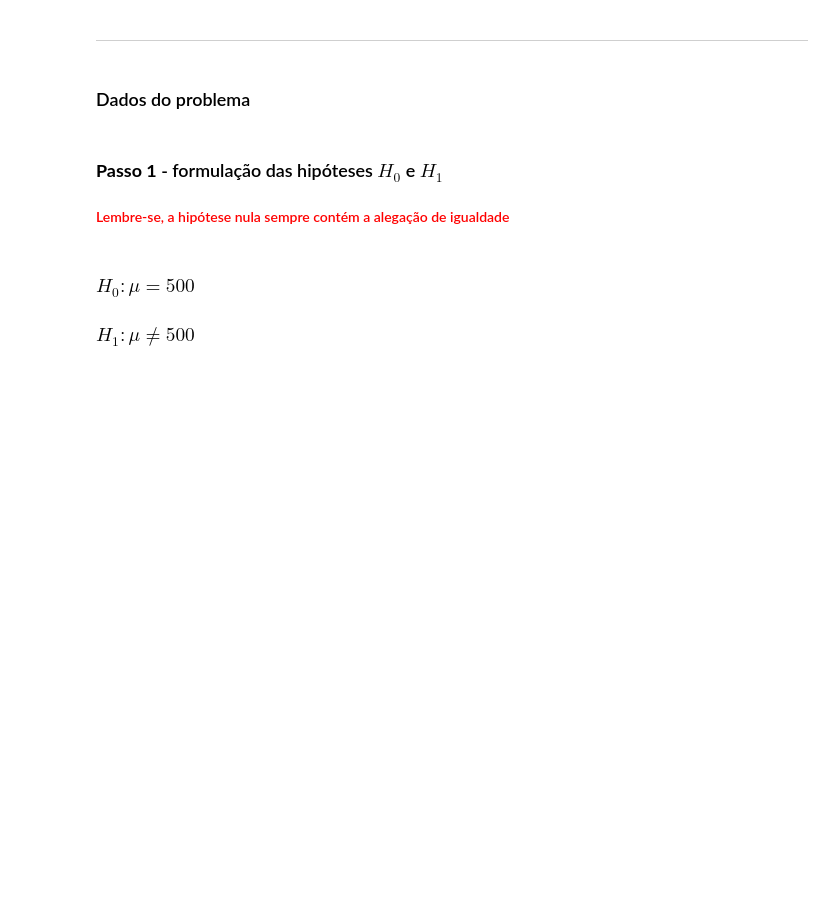
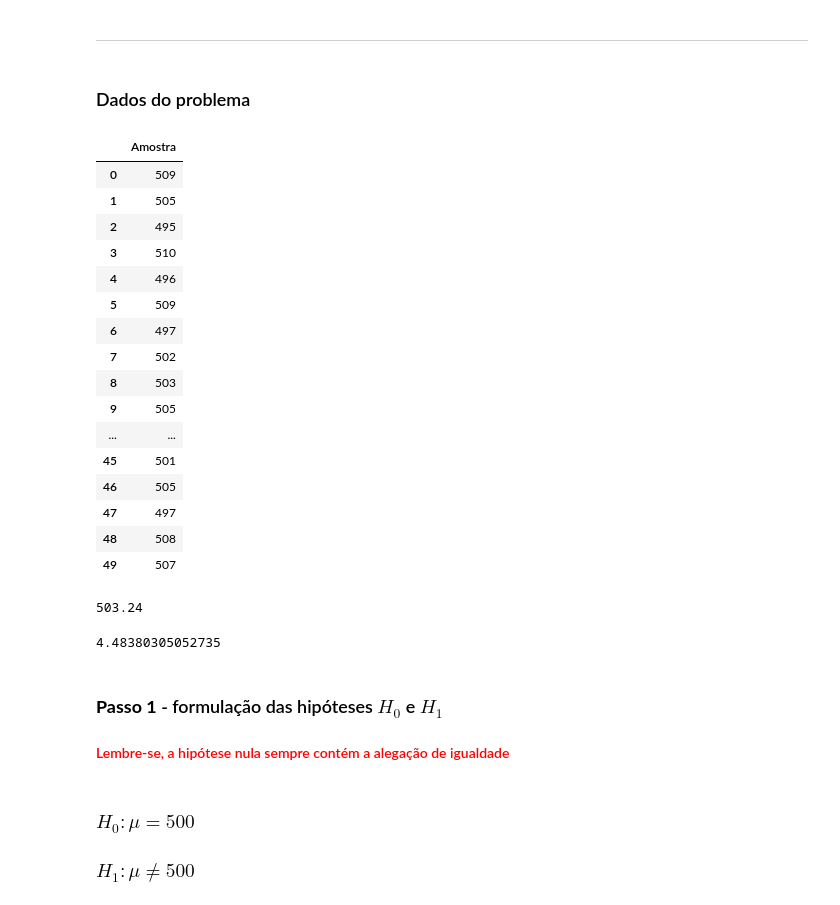
Before and after one commit to LuTDC/estatistica_python_alura, a Jupyter notebook: Modulo3 - Testes de Hipótese/Curso_de_Estatística_Parte_3.ipynb, the cells around one changed output. Saved outputs shown, nothing was run; the diff lists cells and outputs as text; code cells hidden in the pictures; blank space fills up the shorter version.

```diff
--- a/Modulo3 - Testes de Hipótese/Curso_de_Estatística_Parte_3.ipynb
+++ b/Modulo3 - Testes de Hipótese/Curso_de_Estatística_Parte_3.ipynb
@@ -275,3 +275,40 @@ O **teste bicaudal** é muito utilizado em **testes de qualidade**, como o apres
 ---
 # %% [markdown]
 ### Dados do problema
+# %%
+amostra = [509, 505, 495, 510, 496, 509, 497, 502, 503, 505,
+           501, 505, 510, 505, 504, 497, 506, 506, 508, 505,
+           497, 504, 500, 498, 506, 496, 508, 497, 503, 501,
+           503, 506, 499, 498, 509, 507, 503, 499, 509, 495,
+           502, 505, 504, 509, 508, 501, 505, 497, 508, 507]
+# %%
+amostra = pd.DataFrame(amostra, columns=['Amostra'])
+amostra
+# %% [output]
+|  | Amostra |
+| 0 | 509 |
+| 1 | 505 |
+| 2 | 495 |
+| 3 | 510 |
+| 4 | 496 |
+| 5 | 509 |
+| 6 | 497 |
+| 7 | 502 |
+| 8 | 503 |
+| 9 | 505 |
+| ... | ... |
+| 45 | 501 |
+| 46 | 505 |
+| 47 | 497 |
+| 48 | 508 |
+| 49 | 507 |
+# %%
+media_amostra = amostra.mean()[0]
+media_amostra
+# %% [output]
+503.24
+# %%
+desvio_padrao_amostra = amostra.std()[0]
+desvio_padrao_amostra
+# %% [output]
+4.48380305052735
```
Also changed, not shown: parts of 15 cells of this notebook.
